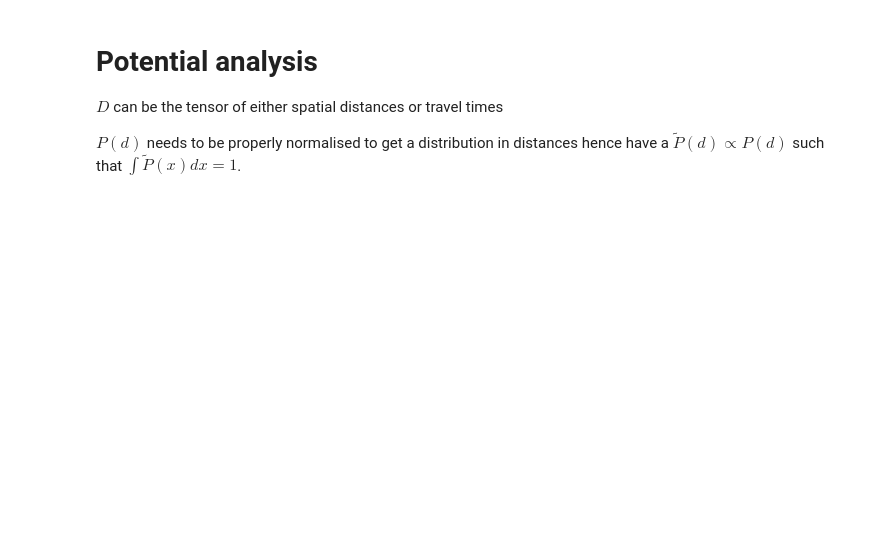
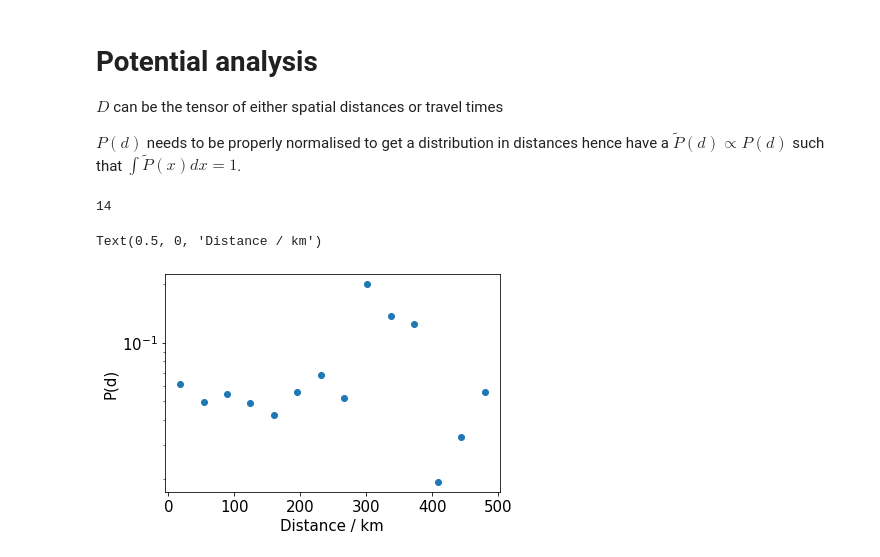
Before and after one commit to yasamanasgarii/wwcs-2022-memory-of-social-connections, a Jupyter notebook: analysis/analysis.ipynb, the cells around one changed output. Saved outputs shown, nothing was run; the diff lists cells and outputs as text; code cells hidden in the pictures; blank space fills up the shorter version.

```diff
--- a/analysis/analysis.ipynb
+++ b/analysis/analysis.ipynb
@@ -198,4 +296,23 @@ def distance_distribution(D,S,n,bins=50,bar=False,t=None):
         P_tilde = [per_user_probability(D,S,n,bins[i],bins[i+1],bar=bar) for i in range(len(bins)-1)]
     else:
         P_tilde = [per_user_probability_t(D,S,n,bins[i],bins[i+1],t) for i in range(len(bins)-1)]
-    return P_tilde/np.sum(P_tilde),bins
+    return P_tilde/np.sum(P_tilde)#,bins
+# %%
+bins=15
+P_tilde = distance_distribution(D,S,n,bins=bins,bar=False)
+
+print(len(P_tilde))
+d = np.linspace(D.min(),D.max(),num=bins-1)
+d += (d[1]-d[0])/2
+plt.scatter(d/1000,P_tilde)
+# plt.xscale('log')
+# plt.xlim([10000,1e6])
+# plt.ylim([0,0.1])
+# plt.xscale('log')
+plt.yscale('log')
+plt.ylabel("P(d)")
+plt.xlabel("Distance / km")
+# %% [output]
+14
+Text(0.5, 0, 'Distance / km')
+[figure, added]
```
Also changed, not shown: parts of 13 cells of this notebook, 2 other files.
